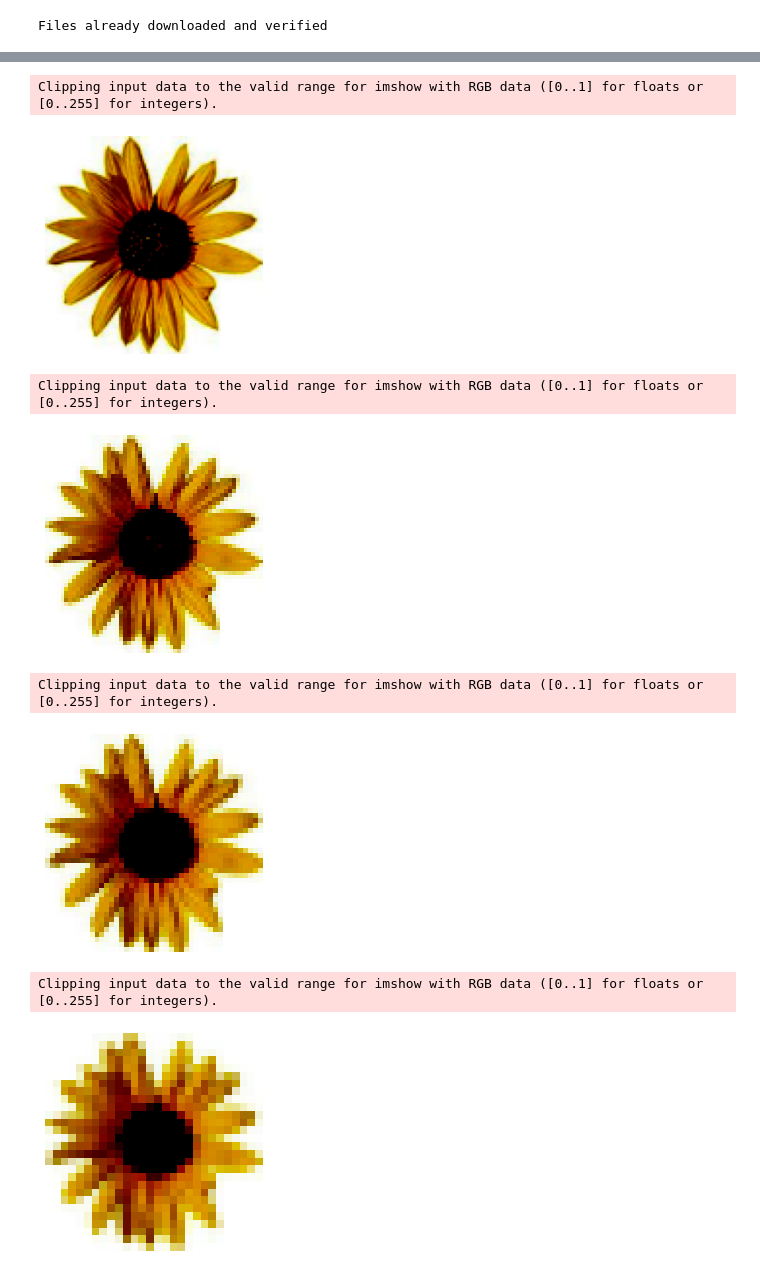
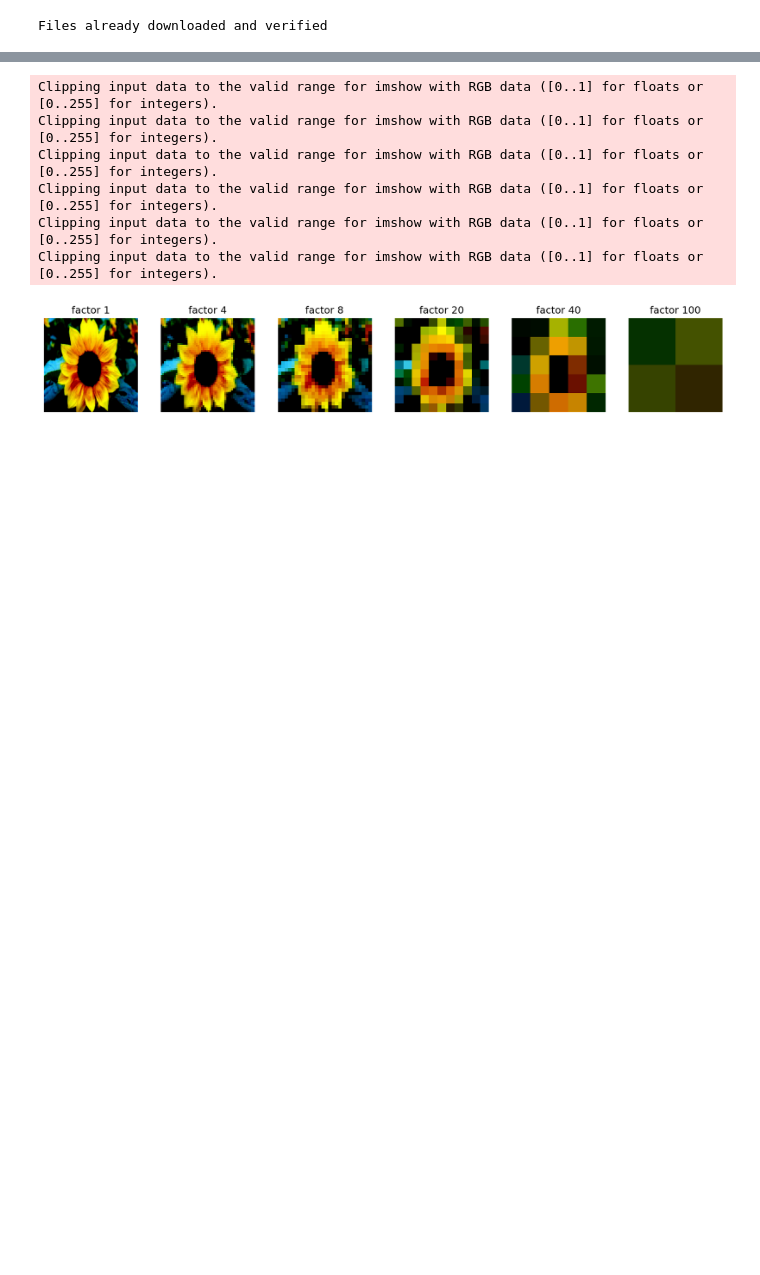
Before and after one commit to ggdna/scScaling, a Jupyter notebook: analysis/Caltech101_resolution.ipynb, the cells around one changed output, grey strips where cells are left out. Saved outputs shown, nothing was run; the diff lists cells and outputs as text; code cells hidden in the pictures; blank space fills up the shorter version.

```diff
--- a/analysis/Caltech101_resolution.ipynb
+++ b/analysis/Caltech101_resolution.ipynb
@@ -124,7 +124,7 @@ Files already downloaded and verified
 # %%
 
 # different downsampling factors
-factors = [2, 4, 5, 8, 10, 20, 50, 100]
+factors = [1, 2, 4, 5, 8, 10, 20, 25, 40, 50, 100]
 print("factors to process:", factors)
 
 # process each factor
@@ -137,9 +137,7 @@ for factor in factors:
 
     # estimate mutual info
     mi = estimate_mi(model, val_loader, downsample_factor=factor)
-    mean_mi = np.nanmean(mi)
-    MIs.append(mean_mi)
-    print(f"factor {factor} -> MI: {mean_mi:.4f}")
+    print(f"factor {factor} -> MI: {mi:.4f}")
 
 print("mutual information results:", MIs)
 # %% [output]
@@ -198,25 +211,27 @@ images, labels = [], []
 for batch in data_loader:
     images.append(batch[0].numpy())
     labels.append(batch[1].numpy())
-    break
 # %%
 # label 90 is the good label
 
 
-for f in factors:
-    downsampled = downsample_resolution(images[0], f)
-    for i in range(50, len(images[0])):
-        if labels[0][i] == 90:
-            plt.axis('off')
-            plt.imshow(downsampled.transpose(0, 2, 3, 1)[i])
-            plt.show()
+fig, axes = plt.subplots(1, len(factors[::2]), figsize=(12, 2), dpi=150)  # adjust figsize as needed
+for idx, f in enumerate(factors[::2]):
+    downsampled = downsample_resolution(images[1], f)
+    for i in range(len(images[0])):
+        if labels[1][i] == 90:
+            axes[idx].axis('off')
+            axes[idx].imshow(downsampled.transpose(0, 2, 3, 1)[i])
+            axes[idx].set_title(f"factor {f}")
             break
+
+plt.tight_layout()
+plt.show()
 # %% [output]
 Clipping input data to the valid range for imshow with RGB data ([0..1] for floats or [0..255] for integers).
+Clipping input data to the valid range for imshow with RGB data ([0..1] for floats or [0..255] for integers).
+Clipping input data to the valid range for imshow with RGB data ([0..1] for floats or [0..255] for integers).
+Clipping input data to the valid range for imshow with RGB data ([0..1] for floats or [0..255] for integers).
+Clipping input data to the valid range for imshow with RGB data ([0..1] for floats or [0..255] for integers).
+Clipping input data to the valid range for imshow with RGB data ([0..1] for floats or [0..255] for integers).
-[figure, old version]
+[figure, new version]
-Clipping input data to the valid range for imshow with RGB data ([0..1] for floats or [0..255] for integers).
-[figure, removed]
-Clipping input data to the valid range for imshow with RGB data ([0..1] for floats or [0..255] for integers).
-[figure, removed]
-Clipping input data to the valid range for imshow with RGB data ([0..1] for floats or [0..255] for integers).
-[figure, removed]
```
Also changed, not shown: parts of 5 cells of this notebook, 1 other file.
